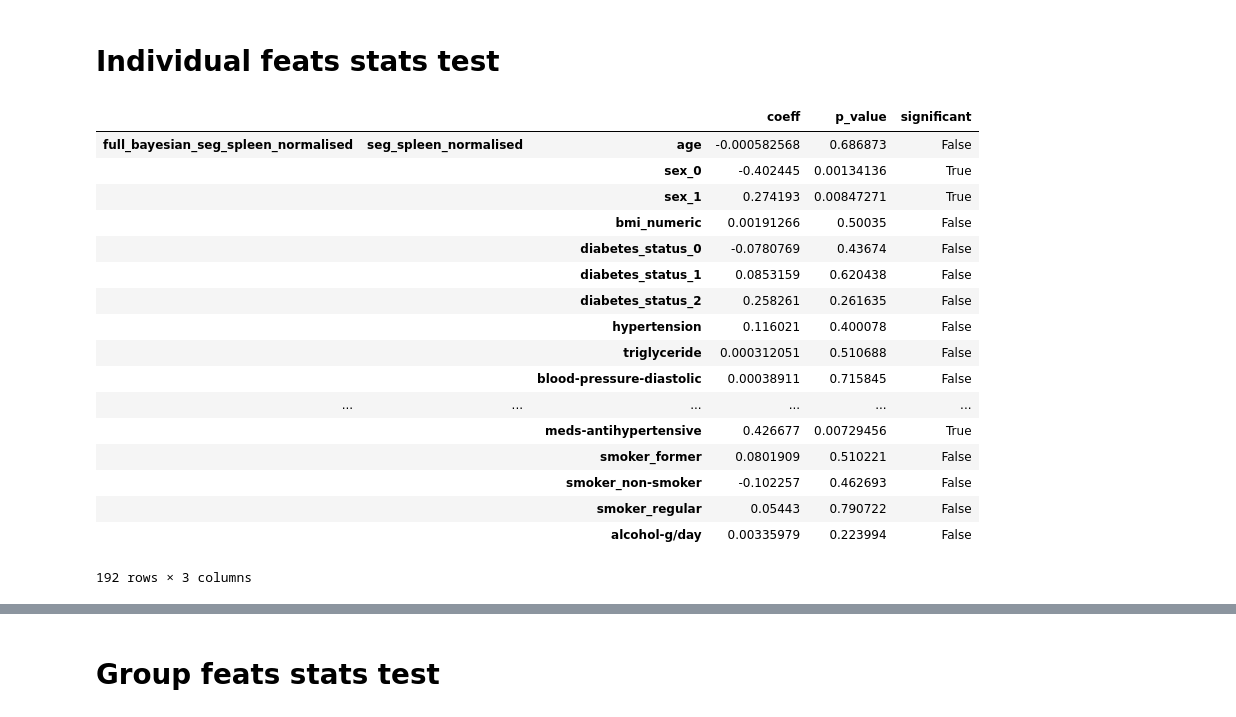
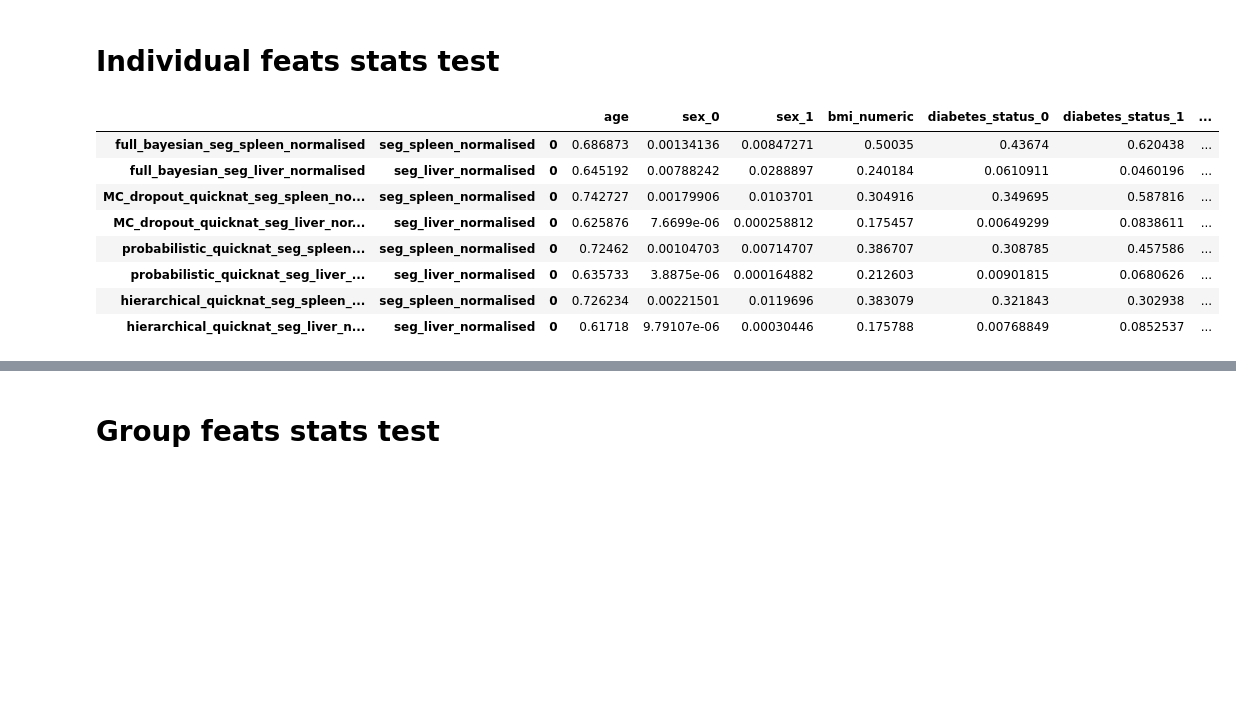
Before and after one commit to jyotirmay123/BNN-for-Uncertainty-Estimation-of-Imaging-Biomarkers, a Jupyter notebook: model_and_dataset_stats_analysis_final.ipynb, the cells around one changed output, grey strips where cells are left out. Cells and saved outputs as stored; diff of their text form; code cells hidden in the pictures; blank space fills up the shorter version.

```diff
--- a/model_and_dataset_stats_analysis_final.ipynb
+++ b/model_and_dataset_stats_analysis_final.ipynb
@@ -126,10 +126,17 @@ def gathering_p_values():
 def df_from_nested_dicts(dicts):
     df = pd.concat({k+'_'+kk: pd.concat({kk:pd.DataFrame(vv).T}, axis=0) for k, v in dicts.items() for kk, vv in v.items()}, axis=0)
     return df
+
+def df_from_nested_dicts_group(dicts):
+    df = pd.concat({k+'_'+kk: pd.concat({kk:pd.DataFrame(vv).T}, axis=0) for k, v in dicts.items() for kk, vv in v.items()}, axis=0)
+    return df
+
+def highlight_significance(df):
+    return df.style.applymap(lambda x: 'background-color : yellow' if x==True or x<0.05 else '')
 # %%
-smoking_feats = ['smoker_former', 'smoker_irregular', 'smoker_non-smoker', 'smoker_regular', 'smoking-packages']
+smoking_feats = ['smoker_former', 'smoker_irregular', 'smoker_non_smoker', 'smoker_regular', 'smoking-packages']
 bmi_feats = ['bmi-who_normal', 'bmi-who_obesity class I', 'bmi-who_obesity class II', 'bmi-who_obesity class III',
-            'bmi-numeric', 'bmi-who_pre-obisety']
+            'bmi_numeric', 'bmi-who_pre-obisety']
 blood_pressure_feats = ['blood-pressure-diastolic', 'blood-pressure-systolic']
 cholesterol_feats = ['cholesterol-hdl', 'cholesterol-ldl', 'cholesterol-total']
 mri_feats = ['mri-liver-fat-artifacts', 'mri-liver-fat-lobus-dexter',
@@ -145,20 +152,20 @@ vols_feat = ['seg_liver', 'seg_spleen']
 
 feats_from_paper_for_group_test = [['age', 'sex_0', 'sex_1', 'bmi_numeric'],
              ['diabetes_status_0', 'diabetes_status_1', 'diabetes_status_2'], ['hypertension'], ['triglyceride'],
-             ['cholesterol-hdl', 'cholesterol-ldl'],
-             ['mri-liver-fat-artifacts', 'mri-liver-fat-lobus-dexter',
-              'mri-liver-fat-lobus-sinister', 'mri-liver-fat-portal-vein'],
-             ['meds-lipoprotein-lowering'],
-             ['smoker_former', 'smoker_non-smoker', 'smoker_regular']]
+             ['cholesterol_hdl', 'cholesterol_ldl'],
+             ['mri_liver_fat_artifacts', 'mri_liver_fat_lobus_dexter',
+              'mri_liver_fat_lobus_sinister', 'mri_liver_fat_portal_vein'],
+             ['meds_lipoprotein_lowering'],
+             ['smoker_former', 'smoker_non_smoker', 'smoker_regular']]
 
 feats_from_paper_for_individual_test = [['age', 'sex_0', 'sex_1', 'bmi_numeric'],
              ['diabetes_status_0', 'diabetes_status_1', 'diabetes_status_2'], ['hypertension'], ['triglyceride'],
-             ['blood-pressure-diastolic', 'blood-pressure-systolic'],
-             ['cholesterol-hdl', 'cholesterol-ldl', 'cholesterol-total'],
-             ['mri-liver-fat-artifacts', 'mri-liver-fat-lobus-dexter',
-              'mri-liver-fat-lobus-sinister', 'mri-liver-fat-portal-vein'],
-             ['meds-lipoprotein-lowering', 'meds-antihypertensive'],
-             ['smoker_former', 'smoker_non-smoker', 'smoker_regular'], ['alcohol-g/day']]
+             ['blood_pressure_diastolic', 'blood_pressure_systolic'],
+             ['cholesterol_hdl', 'cholesterol_ldl', 'cholesterol_total'],
+             ['mri_liver_fat_artifacts', 'mri_liver_fat_lobus_dexter',
+              'mri_liver_fat_lobus_sinister', 'mri_liver_fat_portal_vein'],
+             ['meds_lipoprotein_lowering', 'meds_antihypertensive'],
+             ['smoker_former', 'smoker_non_smoker', 'smoker_regular'], ['alcohol_g_day']]
 # %%
 model_merged_feats_path = [
     {'full_bayesian': './projects/full_bayesian/reports/full_bayesian_KORA_v2/KORA/10_1571866968.4002764_concat_report_final.csv'},
@@ -191,42 +198,35 @@ model_merged_feats_path_combined = {key:val for d in model_merged_feats_path for
 # %%
 feats = flatten(feats_from_paper_for_individual_test)
 
 dicts = {}
 for key, value in model_merged_feats_path_combined.items():
     df = pd.read_csv(value)
-    df = rename(df, {'bmi-numeric':'bmi_numeric'})
+    df = rename(df)
     df = transform_to_categorical(df, ['diabetes_status', 'sex'])
     df, normalised_cols = z_score_column_normalise(df, ['seg_spleen', 'seg_liver'])
     df = df.fillna(0)
 
     dicts[key] = {}
 
     target_col = 'seg_spleen_normalised'
     p_value_dict = individual_feature_stats(feats, df, target_col)
     dicts[key][target_col] = p_value_dict
 
     target_col = 'seg_liver_normalised'
     p_value_dict = individual_feature_stats(feats, df, target_col)
     dicts[key][target_col] = p_value_dict
 
 p_value_df = df_from_nested_dicts(dicts)
-p_value_df
+p_value_df.columns = feats
+p_value_df_styler = highlight_significance(p_value_df)
+p_value_df_styler
 # %% [output]
-|  |  |  | coeff | p_value | significant |
-| full_bayesian_seg_spleen_normalised | seg_spleen_normalised | age | -0.000582568 | 0.686873 | False |
-|  |  | sex_0 | -0.402445 | 0.00134136 | True |
-|  |  | sex_1 | 0.274193 | 0.00847271 | True |
-|  |  | bmi_numeric | 0.00191266 | 0.50035 | False |
-|  |  | diabetes_status_0 | -0.0780769 | 0.43674 | False |
-|  |  | diabetes_status_1 | 0.0853159 | 0.620438 | False |
-|  |  | diabetes_status_2 | 0.258261 | 0.261635 | False |
-|  |  | hypertension | 0.116021 | 0.400078 | False |
-|  |  | triglyceride | 0.000312051 | 0.510688 | False |
-|  |  | blood-pressure-diastolic | 0.00038911 | 0.715845 | False |
-| ... | ... | ... | ... | ... | ... |
-|  |  | meds-antihypertensive | 0.426677 | 0.00729456 | True |
-|  |  | smoker_former | 0.0801909 | 0.510221 | False |
-|  |  | smoker_non-smoker | -0.102257 | 0.462693 | False |
-|  |  | smoker_regular | 0.05443 | 0.790722 | False |
-|  |  | alcohol-g/day | 0.00335979 | 0.223994 | False |
+|  |  |  | age | sex_0 | sex_1 | bmi_numeric | diabetes_status_0 | diabetes_status_1 | ... |
+| full_bayesian_seg_spleen_normalised | seg_spleen_normalised | 0 | 0.686873 | 0.00134136 | 0.00847271 | 0.50035 | 0.43674 | 0.620438 | ... |
+| full_bayesian_seg_liver_normalised | seg_liver_normalised | 0 | 0.645192 | 0.00788242 | 0.0288897 | 0.240184 | 0.0610911 | 0.0460196 | ... |
+| MC_dropout_quicknat_seg_spleen_no... | seg_spleen_normalised | 0 | 0.742727 | 0.00179906 | 0.0103701 | 0.304916 | 0.349695 | 0.587816 | ... |
+| MC_dropout_quicknat_seg_liver_nor... | seg_liver_normalised | 0 | 0.625876 | 7.6699e-06 | 0.000258812 | 0.175457 | 0.00649299 | 0.0838611 | ... |
+| probabilistic_quicknat_seg_spleen... | seg_spleen_normalised | 0 | 0.72462 | 0.00104703 | 0.00714707 | 0.386707 | 0.308785 | 0.457586 | ... |
+| probabilistic_quicknat_seg_liver_... | seg_liver_normalised | 0 | 0.635733 | 3.8875e-06 | 0.000164882 | 0.212603 | 0.00901815 | 0.0680626 | ... |
+| hierarchical_quicknat_seg_spleen_... | seg_spleen_normalised | 0 | 0.726234 | 0.00221501 | 0.0119696 | 0.383079 | 0.321843 | 0.302938 | ... |
+| hierarchical_quicknat_seg_liver_n... | seg_liver_normalised | 0 | 0.61718 | 9.79107e-06 | 0.00030446 | 0.175788 | 0.00768849 | 0.0852537 | ... |
-192 rows × 3 columns
```
Also changed, not shown: parts of 15 cells of this notebook, 8 other files.
